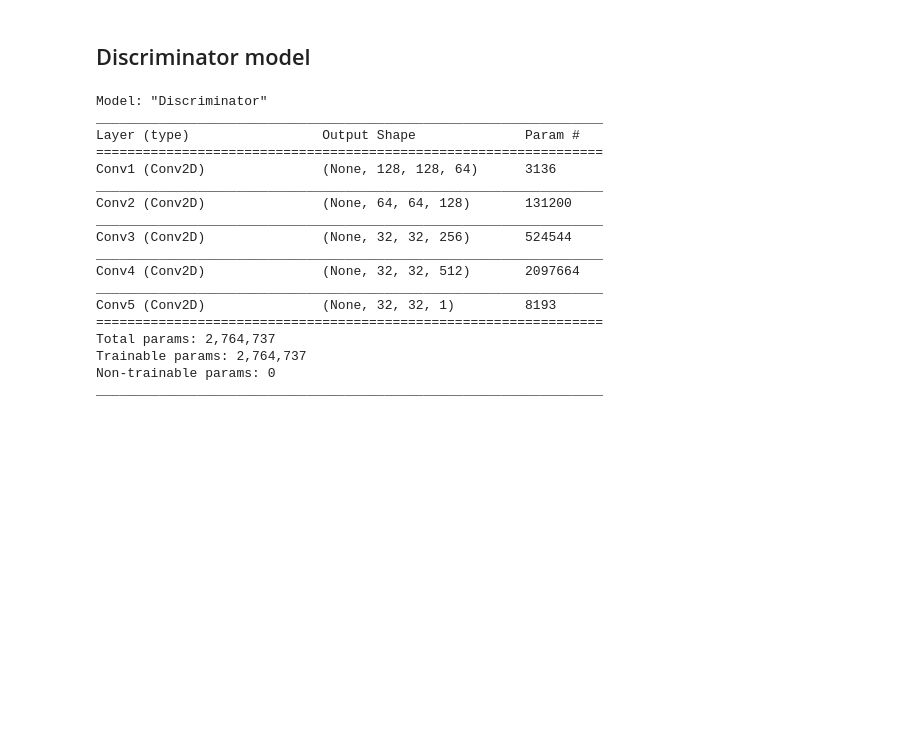
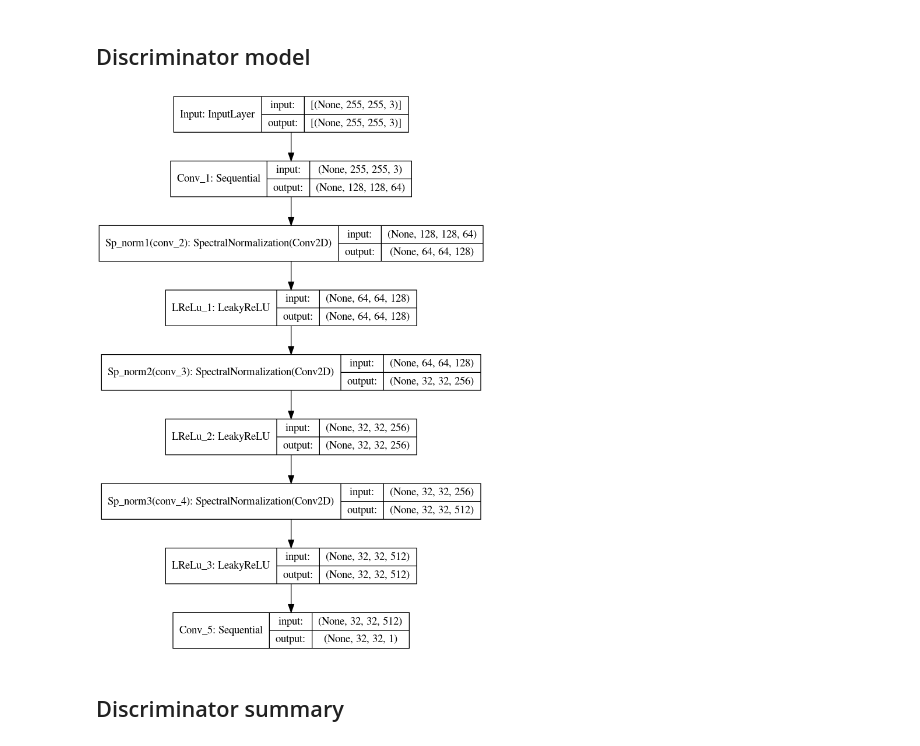
Before and after one commit to songo-l/projet-bmdata, a Jupyter notebook: Discriminator_Arch.ipynb, the cells around one changed output. Saved outputs shown, nothing was run; the diff lists cells and outputs as text; code cells hidden in the pictures; blank space fills up the shorter version.

Commit message:
Implement the Discriminator model

```diff
--- a/Discriminator_Arch.ipynb
+++ b/Discriminator_Arch.ipynb
@@ -4,0 +6,2 @@ from tensorflow.keras.models import Sequential
+# %%
+discriminator = Discriminator()
@@ -5,45 +18,8 @@ from tensorflow.keras.models import Sequential
 # %% [markdown]
 ## Discriminator model
-# %%
-model = Sequential(name = 'Discriminator')
-model.add(Conv2D( 64,4, padding= "SAME", strides = 2,
-                 kernel_initializer = tf.compat.v1.truncated_normal_initializer(stddev=0.02),
-                 bias_initializer = tf.constant_initializer(0.0),
-                 input_shape = (255, 255, 3),
-                 name = 'Conv1'))
-model.add(Conv2D( 128, 4, padding= "SAME", strides = 2,
-                 kernel_initializer = tf.compat.v1.truncated_normal_initializer(stddev=0.02),
-                 bias_initializer = tf.constant_initializer(0.0),
-                 name = 'Conv2'))
-model.add(Conv2D( 256, 4, padding= "SAME", strides = 2,
-                 kernel_initializer = tf.compat.v1.truncated_normal_initializer(stddev=0.02),
-                 bias_initializer = tf.constant_initializer(0.0),
-                 name = 'Conv3'))
-model.add(Conv2D( 512, 4, padding= "SAME", strides = 1,
-                 kernel_initializer = tf.compat.v1.truncated_normal_initializer(stddev=0.02),
-                 bias_initializer = tf.constant_initializer(0.0),
-                 name = 'Conv4'))
-model.add(Conv2D( 1, 4, padding= "SAME", strides = 1,
-                 kernel_initializer = tf.compat.v1.truncated_normal_initializer(stddev=0.02),
-                 bias_initializer = tf.constant_initializer(0.0),
-                 name = 'Conv5'))
-model.summary()
-# %% [output]
-Model: "Discriminator"
-_________________________________________________________________
-Layer (type)                 Output Shape              Param #
-=================================================================
-Conv1 (Conv2D)               (None, 128, 128, 64)      3136
-_________________________________________________________________
-Conv2 (Conv2D)               (None, 64, 64, 128)       131200
-_________________________________________________________________
-Conv3 (Conv2D)               (None, 32, 32, 256)       524544
-_________________________________________________________________
-Conv4 (Conv2D)               (None, 32, 32, 512)       2097664
-_________________________________________________________________
-Conv5 (Conv2D)               (None, 32, 32, 1)         8193
-=================================================================
-Total params: 2,764,737
-Trainable params: 2,764,737
-Non-trainable params: 0
-_________________________________________________________________
+# %%
+tf.keras.utils.plot_model(discriminator, to_file='discriminator_model.png', show_shapes=True)
+# %% [output]
+[figure, added]
+# %% [markdown]
+## Discriminator summary
```
Also changed, not shown: parts of 5 cells of this notebook, 3 other files.
